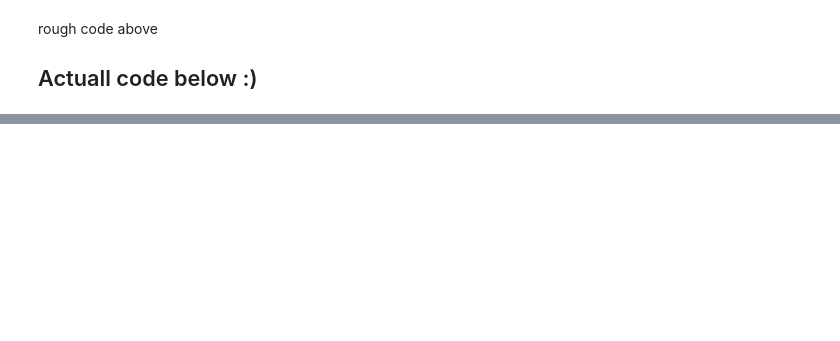
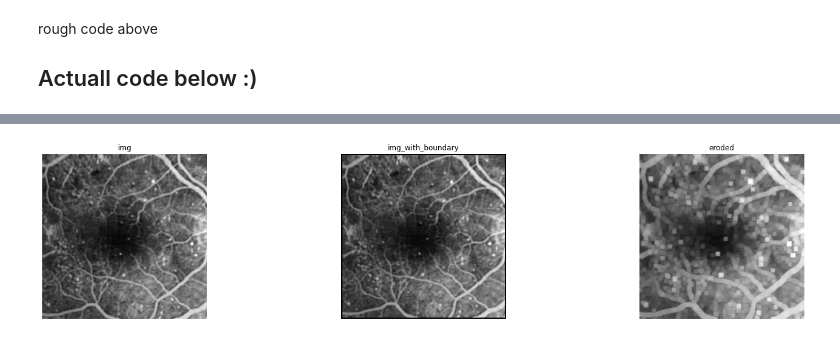
Before and after one commit to digggy/CA-CS-802_Image-Processing, a Jupyter notebook: assignment-1/ip_assignment1.ipynb, the cells around one changed output, grey strips where cells are left out. Saved outputs shown, nothing was run; the diff lists cells and outputs as text; code cells hidden in the pictures; blank space fills up the shorter version.

```diff
--- a/assignment-1/ip_assignment1.ipynb
+++ b/assignment-1/ip_assignment1.ipynb
@@ -288,0 +256,96 @@ dilation()
+# %%
+def dilation():
+# Question 7
+    img=genfromtxt('f3.txt', delimiter=',').astype(int)
+    SE = genfromtxt('SE4.txt', delimiter=',').astype(int)
+
+# Question 8
+#     img=genfromtxt('f3.txt', delimiter=',').astype(int)
+#     SE = genfromtxt('SE5.txt', delimiter=',').astype(int)
+
+# Question 9
+#     img=genfromtxt('f3.txt', delimiter=',').astype(int)
+#     SE = genfromtxt('SE6.txt', delimiter=',').astype(int)
+
+# Question 10
+#     img=genfromtxt('ef3_e3.txt', delimiter=',').astype(int)
+#     SE = genfromtxt('SE4.txt', delimiter=',').astype(int)
+
+# Question 11
+#     img=genfromtxt('ef3_e4.txt', delimiter=',').astype(int)
+#     SE = genfromtxt('SE5.txt', delimiter=',').astype(int)
+
+# Question 12
+#     img=genfromtxt('ef3_e4.txt', delimiter=',').astype(int)
+#     SE = genfromtxt('SE5.txt', delimiter=',').astype(int)
+
+
+    vmax = np.max(img)
+    vmin = np.min(img)
+
+    SE_y = SE.shape[0]
+    SE_x = SE.shape[1]
+
+    # A flag for axes
+    turn_off_axes = False
+    if (img.shape[0]>10 or img.shape[1]>10):
+        turn_off_axes= True
+
+    padding_y , padding_x = SE.shape[0]//2, SE.shape[1]//2
+    img_with_boundary = np.pad(img, ((padding_y, padding_y),(padding_x, padding_x)), mode='constant', constant_values=vmin)
+    img_subarr = []
+    img_erosion = np.zeros((img.shape[0], img.shape[1]), int)
+    # get the idx of the 1s in the SE
+    SE_one_idxs = np.argwhere(SE==1)
+   # find sub-matrices inside the original matrix which are identical to the erosion matrix
+    for i in range(img.shape[0]):
+        for j in range(img.shape[1]):
+            img_subarr =  img_with_boundary[i:i+SE_y, j:j+SE_x]
+            img_subarr_filtered = []
+            # iterate through the idxes 1s in the masking SE elements
+            for one_idx in SE_one_idxs:
+                img_subarr_filtered.append(img_subarr[one_idx[0],one_idx[1]])
+            img_erosion[i,j]=np.amax(img_subarr_filtered)
+
+#     print("img: \n",img , end = ' \n\n')
+#     print("img_boundary: \n",img_with_boundary, end = ' \n\n')
+#     print("img_eroded: \n",img_erosion, end = ' \n\n')
+
+    # plot main images
+    plt.subplot(1,3,1)
+    # grid for the image
+    ax = plt.gca();
+    ax.set_xticks(np.arange(-.5, 10, 1), minor=True)
+    ax.set_yticks(np.arange(-.5, 10, 1), minor=True)
+    ax.grid(which='minor', color='b', linestyle='-', linewidth=1)
+    plt.imshow(img, cmap='gray',vmin=0,vmax=vmax)
+    plt.title('img')
+    plt.axis('off') if turn_off_axes else None
+
+    # Plot the bordered image
+    plt.subplot(1,3,2)
+    # grid for the image
+    ax = plt.gca();
+    ax.set_xticks(np.arange(-.5, 10, 1), minor=True)
+    ax.set_yticks(np.arange(-.5, 10, 1), minor=True)
+    ax.grid(which='minor', color='b', linestyle='-', linewidth=1)
+
+    plt.imshow(img_with_boundary, cmap='gray', vmin=0,vmax=vmax)
+    plt.title('img_with_boundary')
+    plt.axis('off') if turn_off_axes else None
+
+    # Plot the exepected output
+    plt.subplot(1,3,3)
+    ax = plt.gca();
+    ax.set_xticks(np.arange(-.5, 10, 1), minor=True)
+    ax.set_yticks(np.arange(-.5, 10, 1), minor=True)
+    ax.grid(which='minor', color='b', linestyle='-', linewidth=1)
+
+    plt.imshow(img_erosion, cmap='gray',vmin=0,vmax=vmax)
+    plt.title('eroded')
+    plt.axis('off') if turn_off_axes else None
+    plt.show()
+
+dilation()
+# %% [output]
+[figure, added]
```
Also changed, not shown: parts of 9 cells of this notebook.
